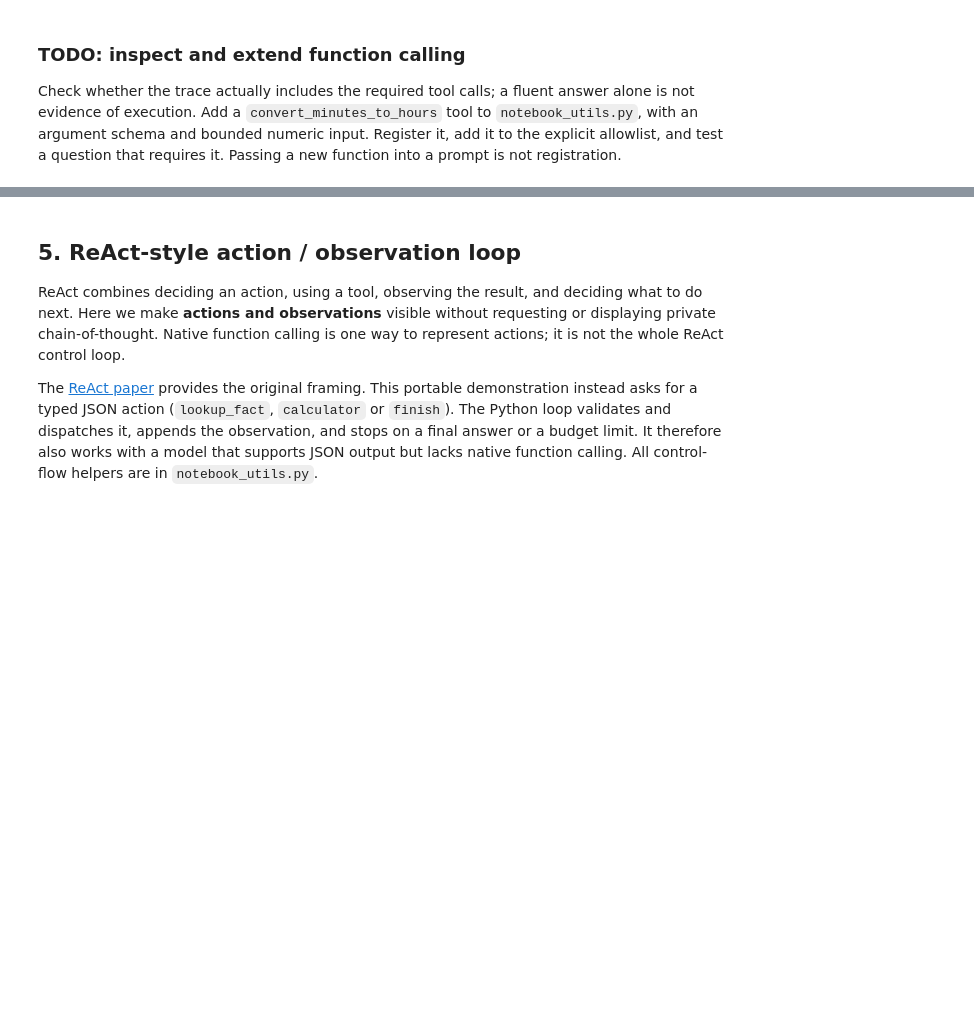
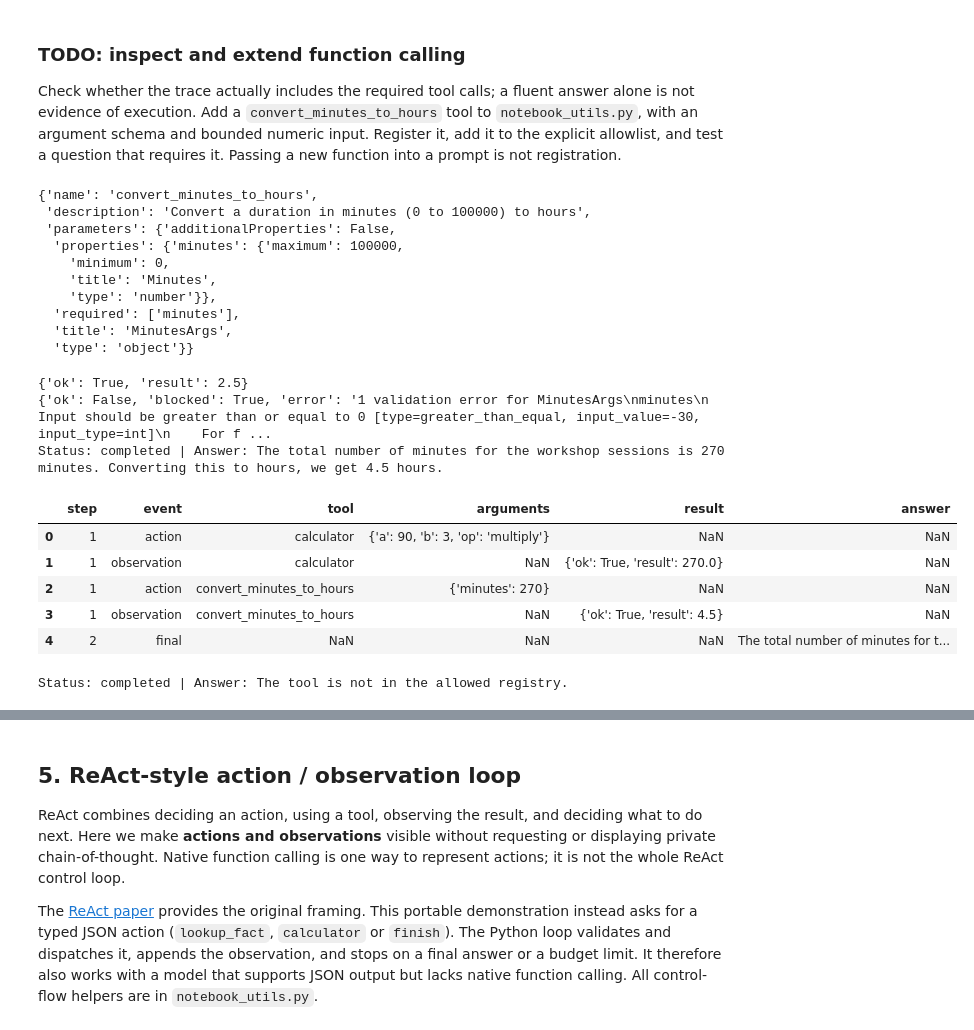
Before and after one commit to quentin-trlt/llm-gen-ai, a Jupyter notebook: Lab3_Prompting_RAG/Lab3-1_Prompt_Engineering.ipynb, the cells around one changed output, grey strips where cells are left out. Cells and saved outputs as stored; diff of their text form; code cells hidden in the pictures; blank space fills up the shorter version.

```diff
--- a/Lab3_Prompting_RAG/Lab3-1_Prompt_Engineering.ipynb
+++ b/Lab3_Prompting_RAG/Lab3-1_Prompt_Engineering.ipynb
@@ -275,4 +544,47 @@ not evidence of execution. Add a `convert_minutes_to_hours` tool to `notebook_ut
 an argument schema and bounded numeric input. Register it, add it to the explicit allowlist,
 and test a question that requires it. Passing a new function into a prompt is not registration.
 # %%
-# TODO: extend teaching_tools in notebook_utils.py and run the extended registry here.
+extended_tools = teaching_tools(extended=True)
+display(extended_tools["convert_minutes_to_hours"].declaration())
+print(dispatch_tool("convert_minutes_to_hours", {"minutes": 150}, extended_tools, Guardrails()))
+print(dispatch_tool("convert_minutes_to_hours", {"minutes": -30}, extended_tools, Guardrails()))
+
+conversion_question = (
+    "Each workshop session lasts 90 minutes and there are 3 sessions. Use the calculator to get "
+    "the total number of minutes, then convert that total to hours with the conversion tool."
+)
+conversion_result = run_tool_agent(
+    model, conversion_question, tools=extended_tools,
+    guardrails=Guardrails(max_steps=5, max_tool_calls=4),
+)
+print("Status:", conversion_result["status"], "| Answer:", conversion_result["answer"])
+display(pd.DataFrame(conversion_result["trace"]))
+
+# Same registry, but the tool is left out of the explicit allowlist: the call must be blocked.
+not_allowed_result = run_tool_agent(
+    model, conversion_question, tools=extended_tools,
+    guardrails=Guardrails(max_steps=5, max_tool_calls=4, allowed_tools=("lookup_fact", "calculator")),
+)
+print("Status:", not_allowed_result["status"], "| Answer:", not_allowed_result["answer"])
+display(pd.DataFrame(not_allowed_result["trace"]))
+# %% [output]
+{'name': 'convert_minutes_to_hours',
+ 'description': 'Convert a duration in minutes (0 to 100000) to hours',
+ 'parameters': {'additionalProperties': False,
+  'properties': {'minutes': {'maximum': 100000,
+    'minimum': 0,
+    'title': 'Minutes',
+    'type': 'number'}},
+  'required': ['minutes'],
+  'title': 'MinutesArgs',
+  'type': 'object'}}
+{'ok': True, 'result': 2.5}
+{'ok': False, 'blocked': True, 'error': '1 validation error for MinutesArgs\nminutes\n  Input should be greater than or equal to 0 [type=greater_than_equal, input_value=-30, input_type=int]\n    For f ...
+Status: completed | Answer: The total number of minutes for the workshop sessions is 270 minutes. Converting this to hours, we get 4.5 hours.
+|  | step | event | tool | arguments | result | answer |
+| 0 | 1 | action | calculator | {'a': 90, 'b': 3, 'op': 'multiply'} | NaN | NaN |
+| 1 | 1 | observation | calculator | NaN | {'ok': True, 'result': 270.0} | NaN |
+| 2 | 1 | action | convert_minutes_to_hours | {'minutes': 270} | NaN | NaN |
+| 3 | 1 | observation | convert_minutes_to_hours | NaN | {'ok': True, 'result': 4.5} | NaN |
+| 4 | 2 | final | NaN | NaN | NaN | The total number of minutes for t... |
+Status: completed | Answer: The tool is not in the allowed registry.
```
Also changed, not shown: parts of 36 cells of this notebook, 1 other file.
